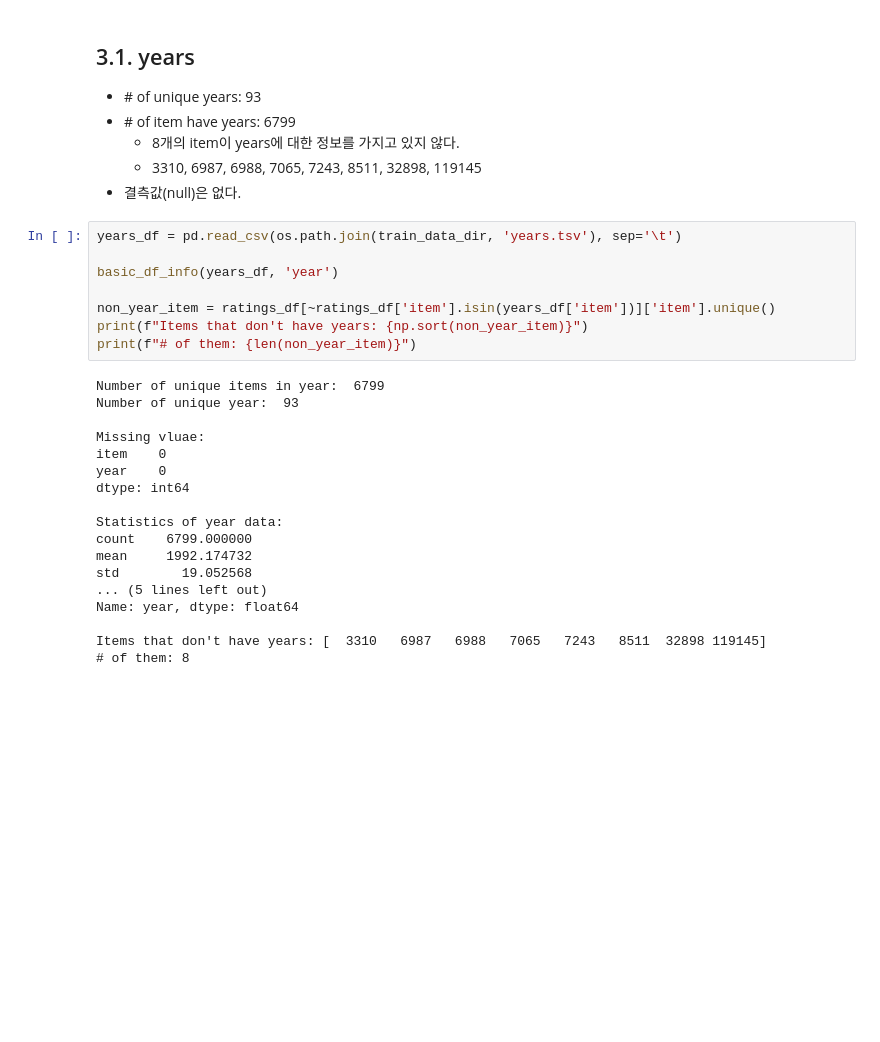
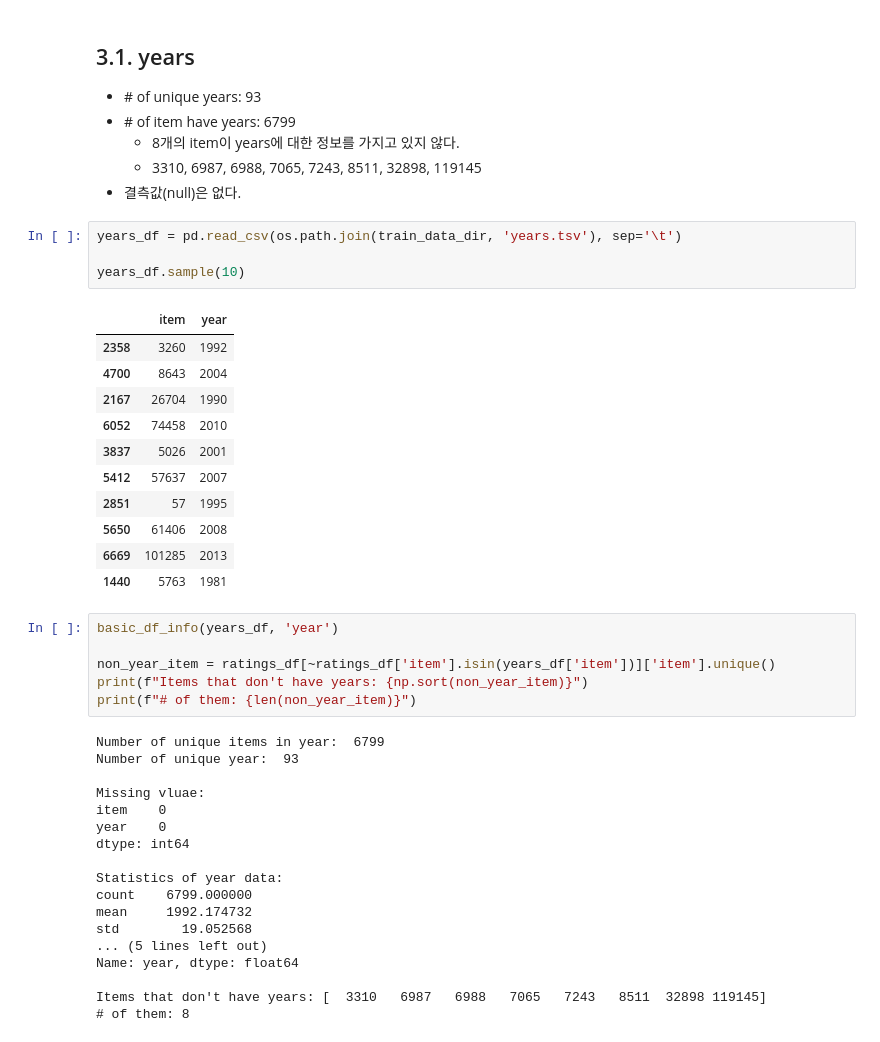
Before and after one commit to boostcampaitech3/level2-movie-recommendation-level2-recsys-12, a Jupyter notebook: GwangSeok/EDA.ipynb, the cells around one changed output. Cells and saved outputs as stored; diff of their text form; blank space fills up the shorter version.

```diff
--- a/GwangSeok/EDA.ipynb
+++ b/GwangSeok/EDA.ipynb
@@ -57,9 +104,23 @@ def basic_df_info(df, col_name):
     - 8개의 item이 years에 대한 정보를 가지고 있지 않다.
     - 3310, 6987, 6988, 7065, 7243, 8511, 32898, 119145
 - 결측값(null)은 없다.
+# %%
+years_df = pd.read_csv(os.path.join(train_data_dir, 'years.tsv'), sep='\t')
+
+years_df.sample(10)
+# %% [output]
+|  | item | year |
+| 2358 | 3260 | 1992 |
+| 4700 | 8643 | 2004 |
+| 2167 | 26704 | 1990 |
+| 6052 | 74458 | 2010 |
+| 3837 | 5026 | 2001 |
+| 5412 | 57637 | 2007 |
+| 2851 | 57 | 1995 |
+| 5650 | 61406 | 2008 |
+| 6669 | 101285 | 2013 |
+| 1440 | 5763 | 1981 |
 # %%
-years_df = pd.read_csv(os.path.join(train_data_dir, 'years.tsv'), sep='\t')
-
 basic_df_info(years_df, 'year')
 
 non_year_item = ratings_df[~ratings_df['item'].isin(years_df['item'])]['item'].unique()
```
Also changed, not shown: parts of 32 cells of this notebook, 9 other files.
